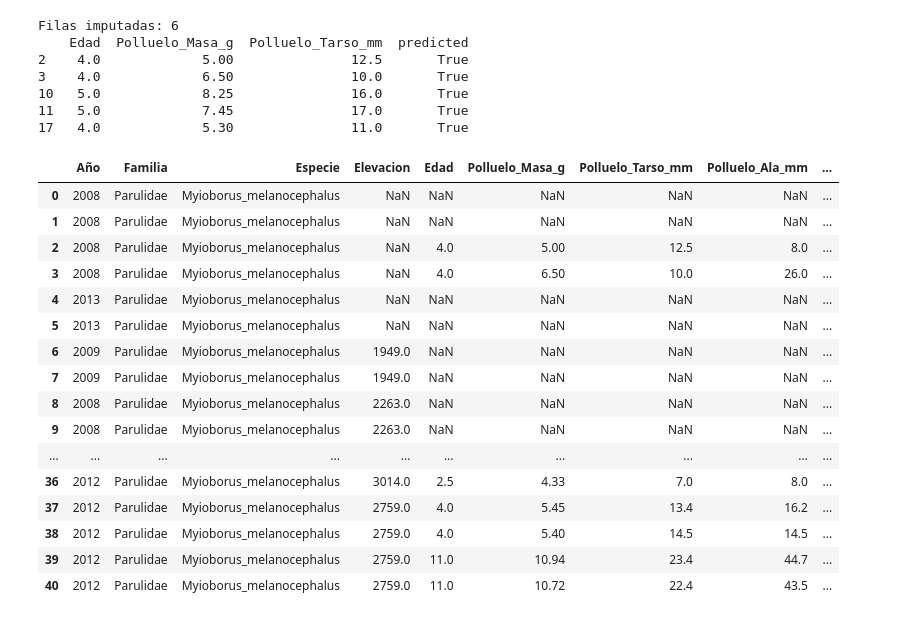
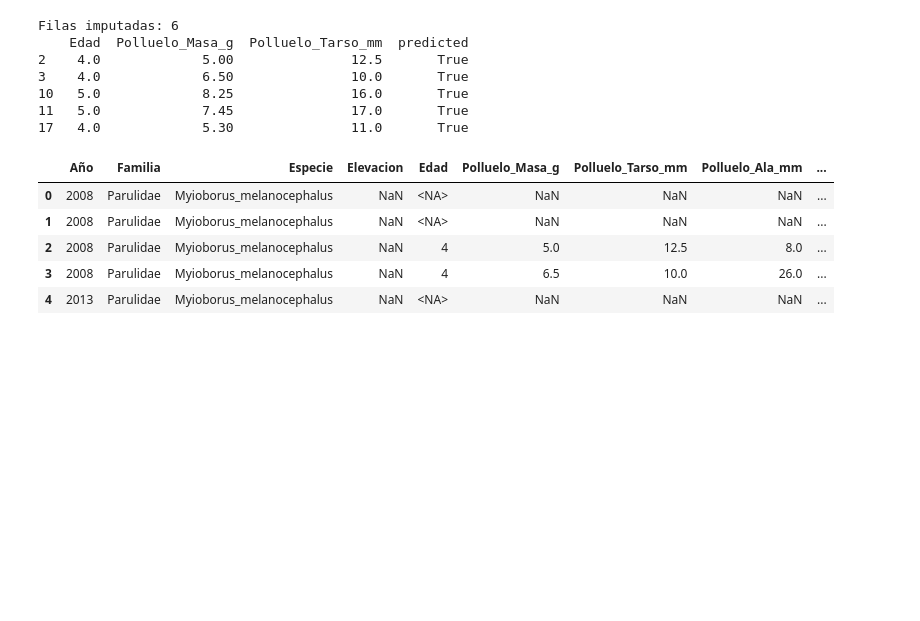
Before and after one commit to jorgelizarazo94/Myiborus_nests, a Jupyter notebook: Days_age_decissionTrees.ipynb, the cells around one changed output. Cells and saved outputs as stored; diff of their text form; code cells hidden in the pictures; blank space fills up the shorter version.

```diff
--- a/Days_age_decissionTrees.ipynb
+++ b/Days_age_decissionTrees.ipynb
@@ -250,25 +250,14 @@ Filas imputadas: 6
 11   5.0             7.45               17.0       True
 17   4.0             5.30               11.0       True
 # %%
-mela_pred
+mela_pred.head()
 # %% [output]
 |  | Año | Familia | Especie | Elevacion | Edad | Polluelo_Masa_g | Polluelo_Tarso_mm | Polluelo_Ala_mm | ... |
-| 0 | 2008 | Parulidae | Myioborus_melanocephalus | NaN | NaN | NaN | NaN | NaN | ... |
-| 1 | 2008 | Parulidae | Myioborus_melanocephalus | NaN | NaN | NaN | NaN | NaN | ... |
-| 2 | 2008 | Parulidae | Myioborus_melanocephalus | NaN | 4.0 | 5.00 | 12.5 | 8.0 | ... |
-| 3 | 2008 | Parulidae | Myioborus_melanocephalus | NaN | 4.0 | 6.50 | 10.0 | 26.0 | ... |
-| 4 | 2013 | Parulidae | Myioborus_melanocephalus | NaN | NaN | NaN | NaN | NaN | ... |
-| 5 | 2013 | Parulidae | Myioborus_melanocephalus | NaN | NaN | NaN | NaN | NaN | ... |
-| 6 | 2009 | Parulidae | Myioborus_melanocephalus | 1949.0 | NaN | NaN | NaN | NaN | ... |
-| 7 | 2009 | Parulidae | Myioborus_melanocephalus | 1949.0 | NaN | NaN | NaN | NaN | ... |
-| 8 | 2008 | Parulidae | Myioborus_melanocephalus | 2263.0 | NaN | NaN | NaN | NaN | ... |
-| 9 | 2008 | Parulidae | Myioborus_melanocephalus | 2263.0 | NaN | NaN | NaN | NaN | ... |
-| ... | ... | ... | ... | ... | ... | ... | ... | ... | ... |
-| 36 | 2012 | Parulidae | Myioborus_melanocephalus | 3014.0 | 2.5 | 4.33 | 7.0 | 8.0 | ... |
-| 37 | 2012 | Parulidae | Myioborus_melanocephalus | 2759.0 | 4.0 | 5.45 | 13.4 | 16.2 | ... |
-| 38 | 2012 | Parulidae | Myioborus_melanocephalus | 2759.0 | 4.0 | 5.40 | 14.5 | 14.5 | ... |
-| 39 | 2012 | Parulidae | Myioborus_melanocephalus | 2759.0 | 11.0 | 10.94 | 23.4 | 44.7 | ... |
-| 40 | 2012 | Parulidae | Myioborus_melanocephalus | 2759.0 | 11.0 | 10.72 | 22.4 | 43.5 | ... |
+| 0 | 2008 | Parulidae | Myioborus_melanocephalus | NaN | <NA> | NaN | NaN | NaN | ... |
+| 1 | 2008 | Parulidae | Myioborus_melanocephalus | NaN | <NA> | NaN | NaN | NaN | ... |
+| 2 | 2008 | Parulidae | Myioborus_melanocephalus | NaN | 4 | 5.0 | 12.5 | 8.0 | ... |
+| 3 | 2008 | Parulidae | Myioborus_melanocephalus | NaN | 4 | 6.5 | 10.0 | 26.0 | ... |
+| 4 | 2013 | Parulidae | Myioborus_melanocephalus | NaN | <NA> | NaN | NaN | NaN | ... |
 # %%
 mask_pred = (
     mela_pred.get('predicted', False).astype(str).str.lower().isin(['true', 't', '1'])
```
